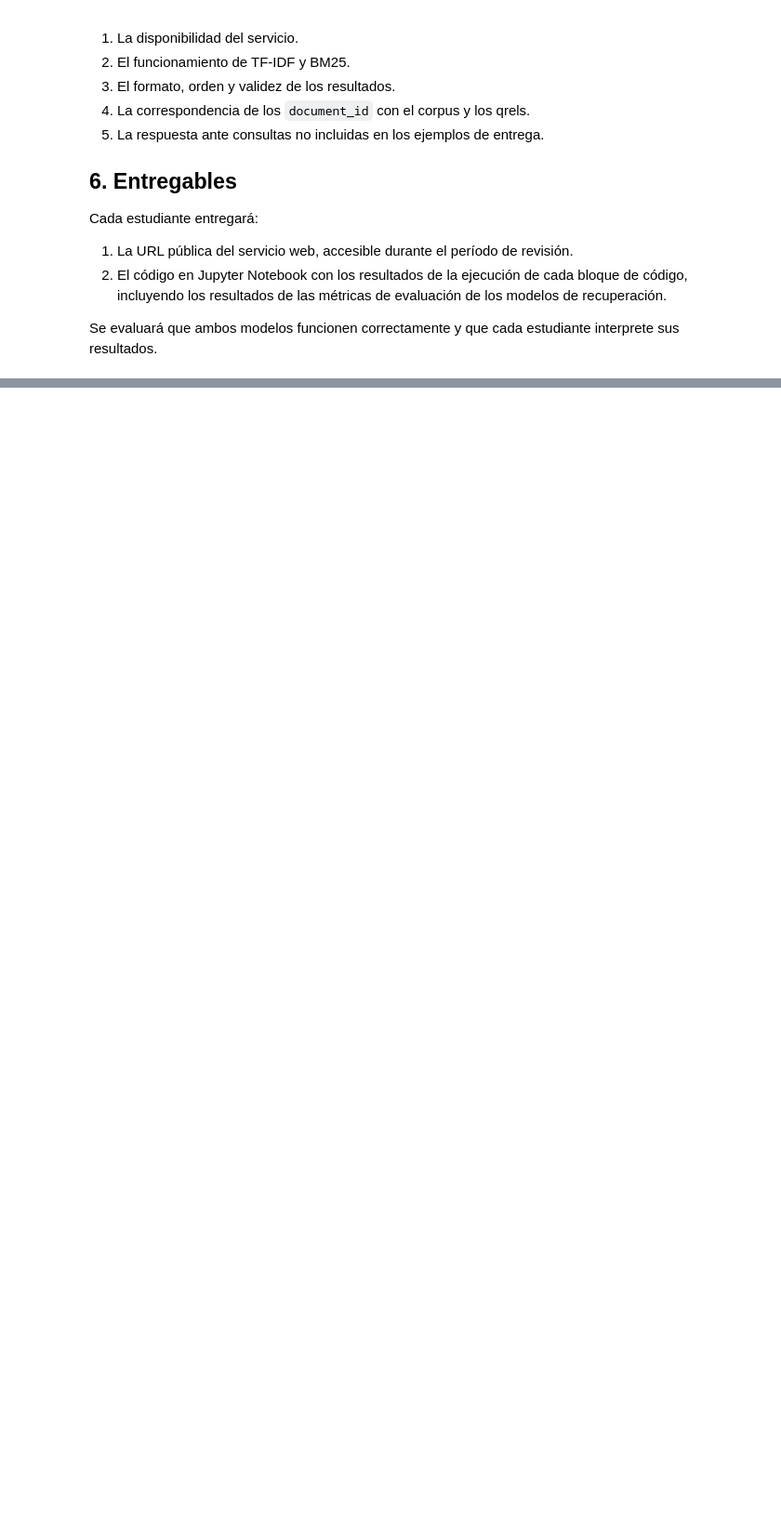
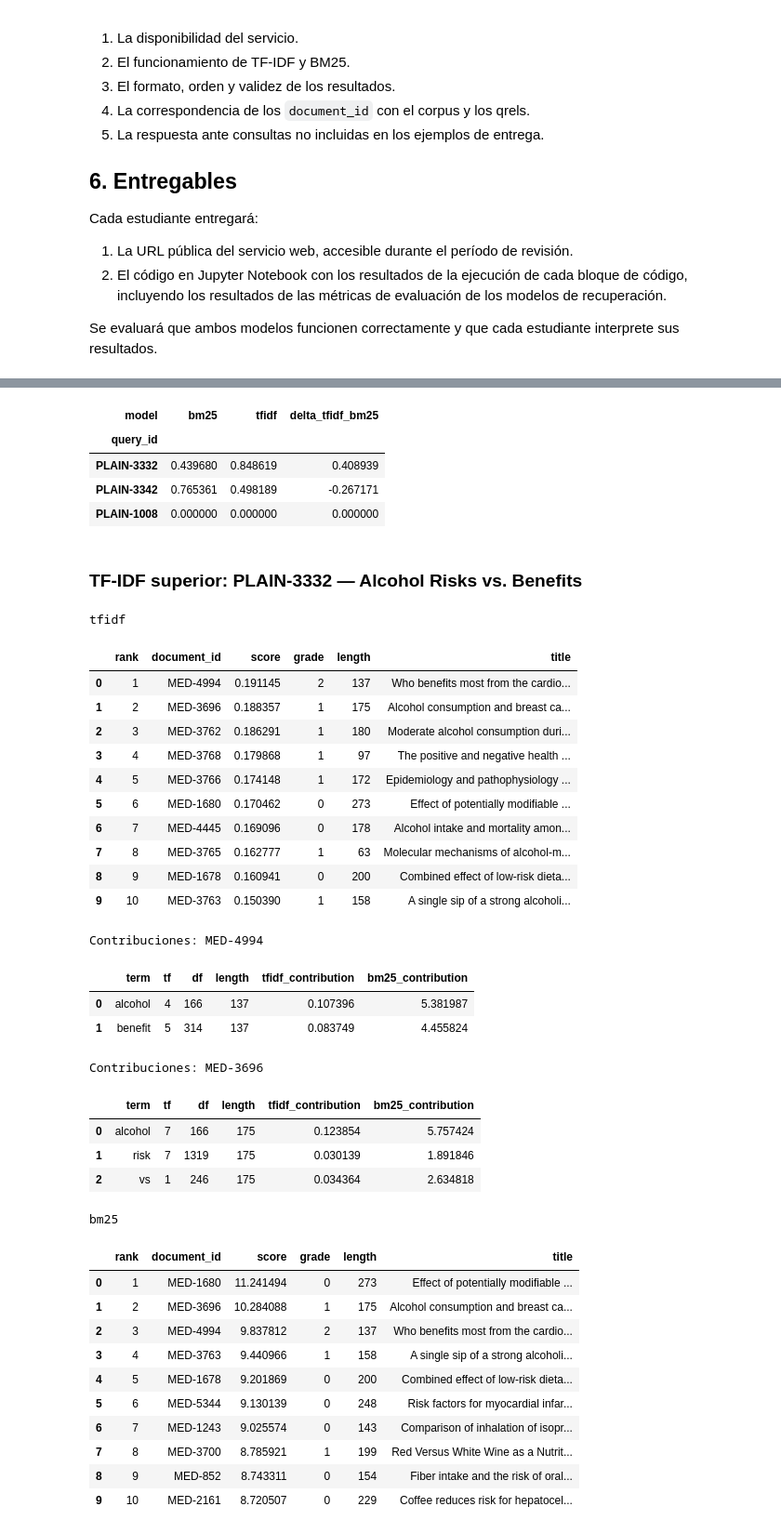
Before and after one commit to JASL22/examen1bimJhonnSaeteros, a Jupyter notebook: examen1bim_Jhonn_Saeteros.ipynb, the cells around one changed output, grey strips where cells are left out. Shown at 93% size. Drawn from its saved outputs; the diff is of its cells as text; code cells hidden in the pictures; blank space fills up the shorter version.

```diff
--- a/examen1bim_Jhonn_Saeteros.ipynb
+++ b/examen1bim_Jhonn_Saeteros.ipynb
@@ -332,12 +313,0 @@ los sinónimos o las relaciones entre conceptos.
-# %%
-for qid in ['PLAIN-3332', 'PLAIN-3342']:
-    print(qid, '—', queries[qid])
-    rows = []
-    for model in ['tfidf', 'bm25']:
-        for result in runs[model][qid][:3]:
-            did = result['document_id']
-            rows.append({'Modelo': model, 'Posición': result['rank'], 'document_id': did,
-                'Grado': qrels[qid].get(did, 0),
-                'Longitud': int(index.doc_lengths[index.id_to_position[did]]),
-                'Título': result['title']})
-    display(pd.DataFrame(rows))
@@ -434,0 +390,7 @@ POST /search: bm25 200
+# %%
+for text in [queries[first_qid], 'fermented chickpeas exercise inflammation 2026']:
+    display(Markdown(f'**Consulta:** {text}'))
+    for model in ['tfidf','bm25']:
+        print(model)
+        display(pd.DataFrame(index.search(text,model,5)))
+print('Fuera de vocabulario:', index.search('zxqvprsnm','bm25',10))
@@ -434,0 +519,60 @@ POST /search: bm25 200
+# %%
+comparison = per_query.pivot(index='query_id',columns='model',values='NDCG@10')
+comparison['delta_tfidf_bm25'] = comparison['tfidf'] - comparison['bm25']
+cases = {'TF-IDF superior': comparison['delta_tfidf_bm25'].idxmax(),
+         'BM25 superior': comparison['delta_tfidf_bm25'].idxmin(),
+         'Ambos limitados': comparison[['tfidf','bm25']].max(axis=1).idxmin()}
+display(comparison.loc[list(cases.values())])
+for label, qid in cases.items():
+    display(Markdown(f'### {label}: {qid} — {queries[qid]}'))
+    for model in ['tfidf','bm25']:
+        enriched = [{**r, 'grade': qrels[qid].get(r['document_id'],0),
+            'length': int(index.doc_lengths[index.id_to_position[r['document_id']]])}
+            for r in runs[model][qid]]
+        print(model)
+        display(pd.DataFrame(enriched)[['rank','document_id','score','grade','length','title']])
+        for r in runs[model][qid][:2]:
+            print('Contribuciones:', r['document_id'])
+            display(pd.DataFrame(index.explain(queries[qid],r['document_id'])))
+        if len(runs[model][qid]) < 10:
+            print('Menos de 10 candidatos; las posiciones restantes aportan cero.')
+# %% [output]
+| model | bm25 | tfidf | delta_tfidf_bm25 |
+| query_id |  |  |  |
+| PLAIN-3332 | 0.439680 | 0.848619 | 0.408939 |
+| PLAIN-3342 | 0.765361 | 0.498189 | -0.267171 |
+| PLAIN-1008 | 0.000000 | 0.000000 | 0.000000 |
+### TF-IDF superior: PLAIN-3332 — Alcohol Risks vs. Benefits
+tfidf
+|  | rank | document_id | score | grade | length | title |
+| 0 | 1 | MED-4994 | 0.191145 | 2 | 137 | Who benefits most from the cardio... |
+| 1 | 2 | MED-3696 | 0.188357 | 1 | 175 | Alcohol consumption and breast ca... |
+| 2 | 3 | MED-3762 | 0.186291 | 1 | 180 | Moderate alcohol consumption duri... |
+| 3 | 4 | MED-3768 | 0.179868 | 1 | 97 | The positive and negative health ... |
+| 4 | 5 | MED-3766 | 0.174148 | 1 | 172 | Epidemiology and pathophysiology ... |
+| 5 | 6 | MED-1680 | 0.170462 | 0 | 273 | Effect of potentially modifiable ... |
+| 6 | 7 | MED-4445 | 0.169096 | 0 | 178 | Alcohol intake and mortality amon... |
+| 7 | 8 | MED-3765 | 0.162777 | 1 | 63 | Molecular mechanisms of alcohol-m... |
+| 8 | 9 | MED-1678 | 0.160941 | 0 | 200 | Combined effect of low-risk dieta... |
+| 9 | 10 | MED-3763 | 0.150390 | 1 | 158 | A single sip of a strong alcoholi... |
+Contribuciones: MED-4994
+|  | term | tf | df | length | tfidf_contribution | bm25_contribution |
+| 0 | alcohol | 4 | 166 | 137 | 0.107396 | 5.381987 |
+| 1 | benefit | 5 | 314 | 137 | 0.083749 | 4.455824 |
+Contribuciones: MED-3696
+|  | term | tf | df | length | tfidf_contribution | bm25_contribution |
+| 0 | alcohol | 7 | 166 | 175 | 0.123854 | 5.757424 |
+| 1 | risk | 7 | 1319 | 175 | 0.030139 | 1.891846 |
+| 2 | vs | 1 | 246 | 175 | 0.034364 | 2.634818 |
+bm25
+|  | rank | document_id | score | grade | length | title |
+| 0 | 1 | MED-1680 | 11.241494 | 0 | 273 | Effect of potentially modifiable ... |
+| 1 | 2 | MED-3696 | 10.284088 | 1 | 175 | Alcohol consumption and breast ca... |
+| 2 | 3 | MED-4994 | 9.837812 | 2 | 137 | Who benefits most from the cardio... |
+| 3 | 4 | MED-3763 | 9.440966 | 1 | 158 | A single sip of a strong alcoholi... |
+| 4 | 5 | MED-1678 | 9.201869 | 0 | 200 | Combined effect of low-risk dieta... |
+| 5 | 6 | MED-5344 | 9.130139 | 0 | 248 | Risk factors for myocardial infar... |
+| 6 | 7 | MED-1243 | 9.025574 | 0 | 143 | Comparison of inhalation of isopr... |
+| 7 | 8 | MED-3700 | 8.785921 | 1 | 199 | Red Versus White Wine as a Nutrit... |
+| 8 | 9 | MED-852 | 8.743311 | 0 | 154 | Fiber intake and the risk of oral... |
+| 9 | 10 | MED-2161 | 8.720507 | 0 | 229 | Coffee reduces risk for hepatocel... |
```
Also changed, not shown: parts of 34 cells of this notebook, 1 other file.
